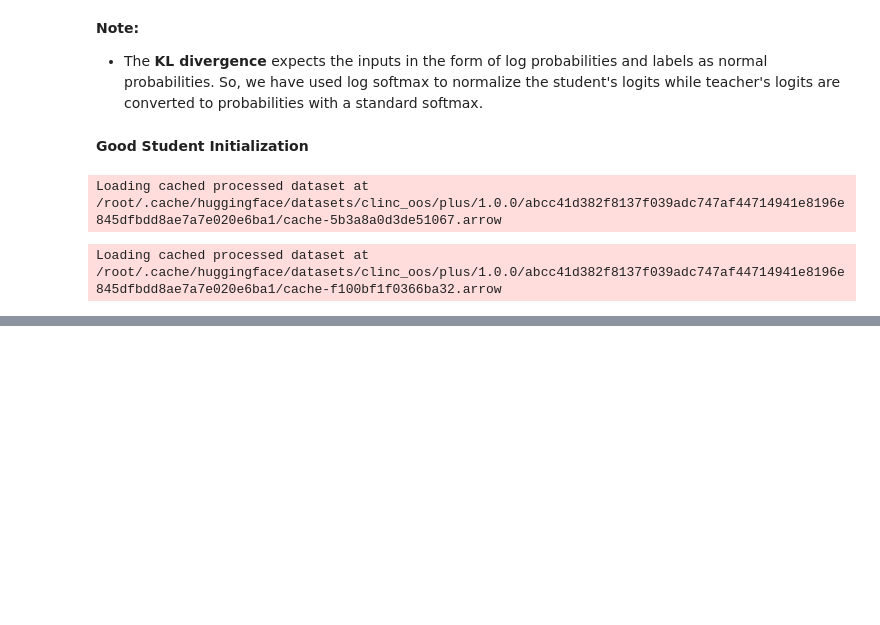
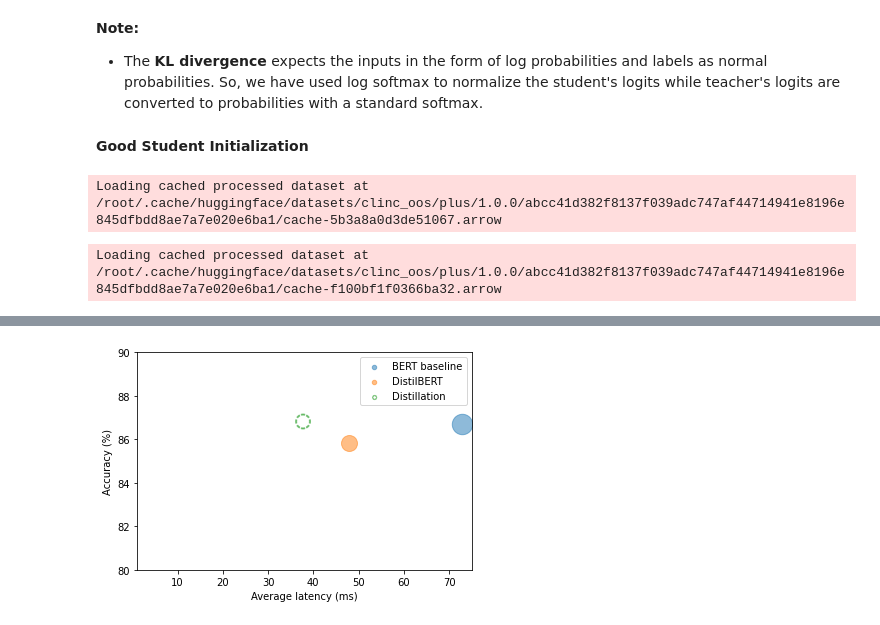
Before and after one commit to ThinamXx/Transformers_NLP, a Jupyter notebook: 02. NLP with Transformers/08. Transformers in Production/Transformers&Production.ipynb, the cells around one changed output, grey strips where cells are left out. Saved outputs shown, nothing was run; the diff lists cells and outputs as text; code cells hidden in the pictures; blank space fills up the shorter version.

```diff
--- a/02. NLP with Transformers/08. Transformers in Production/Transformers&Production.ipynb
+++ b/02. NLP with Transformers/08. Transformers in Production/Transformers&Production.ipynb
@@ -375,0 +563,7 @@ plot_metrics(perf_metrics, optim_type)
+# %%
+#@ BENCHMARKING THE DISTILLED MODEL:
+distilled_ckpt = "transformersbook/distilbert-base-uncased-distilled-clinc"     # Initializing model checkpoint.
+pipe = pipeline("text-classification", model=distilled_ckpt)                    # Initializing distilled model pipeline.
+optim_type = "Distillation"                                                     # Initialization.
+pb = PerformanceBenchmark(pipe, clinc["test"], optim_type=optim_type)           # Inspecting performance benchmark.
+perf_metrics.update(pb.run_benchmark())                                         # Updating benchmark.
@@ -375,0 +616,5 @@ plot_metrics(perf_metrics, optim_type)
+# %%
+#@ VISUALIZING THE PERFORMANCE:
+plot_metrics(perf_metrics, optim_type)
+# %% [output]
+[figure, added]
```
Also changed, not shown: parts of 16 cells of this notebook.
